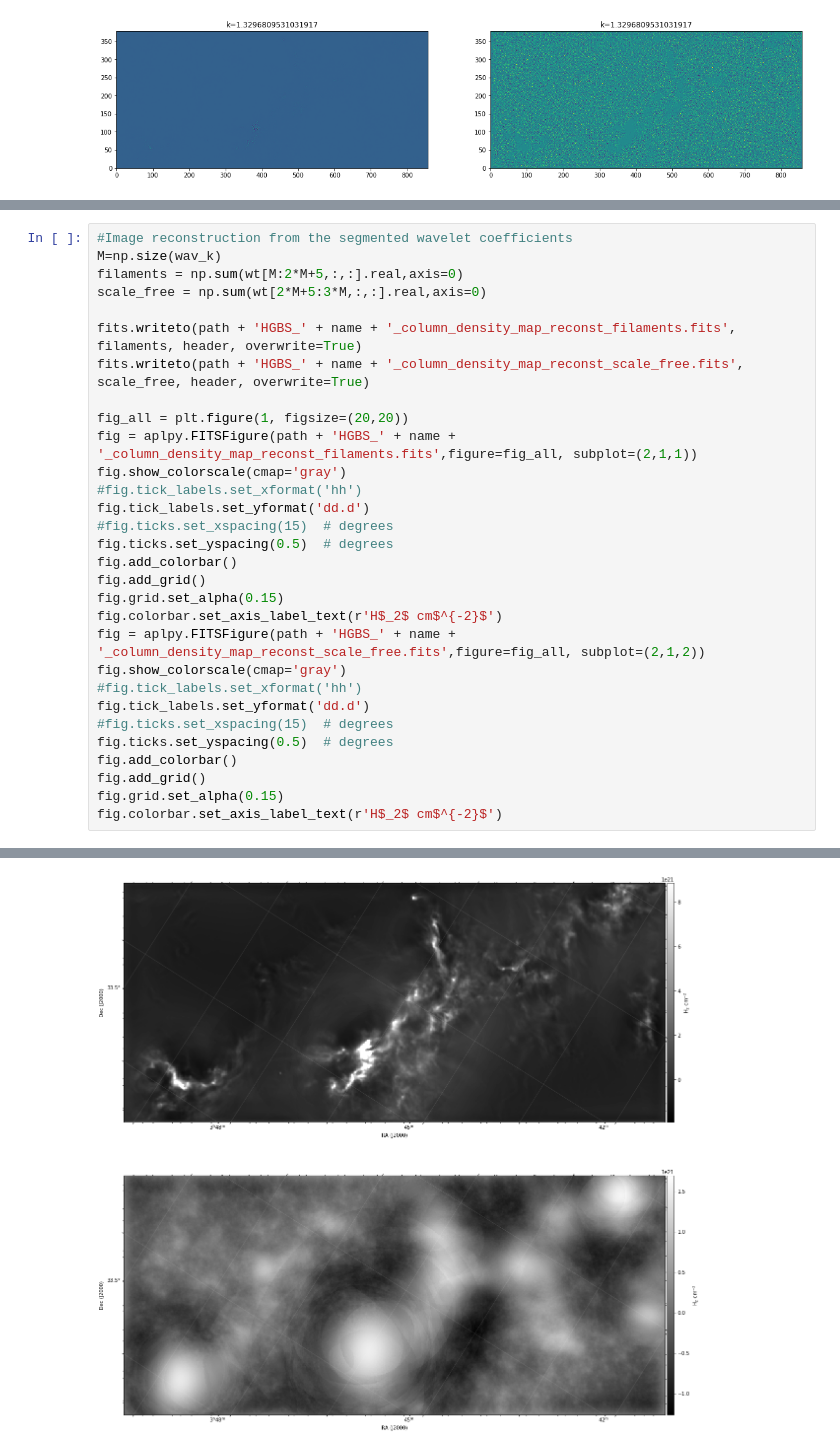
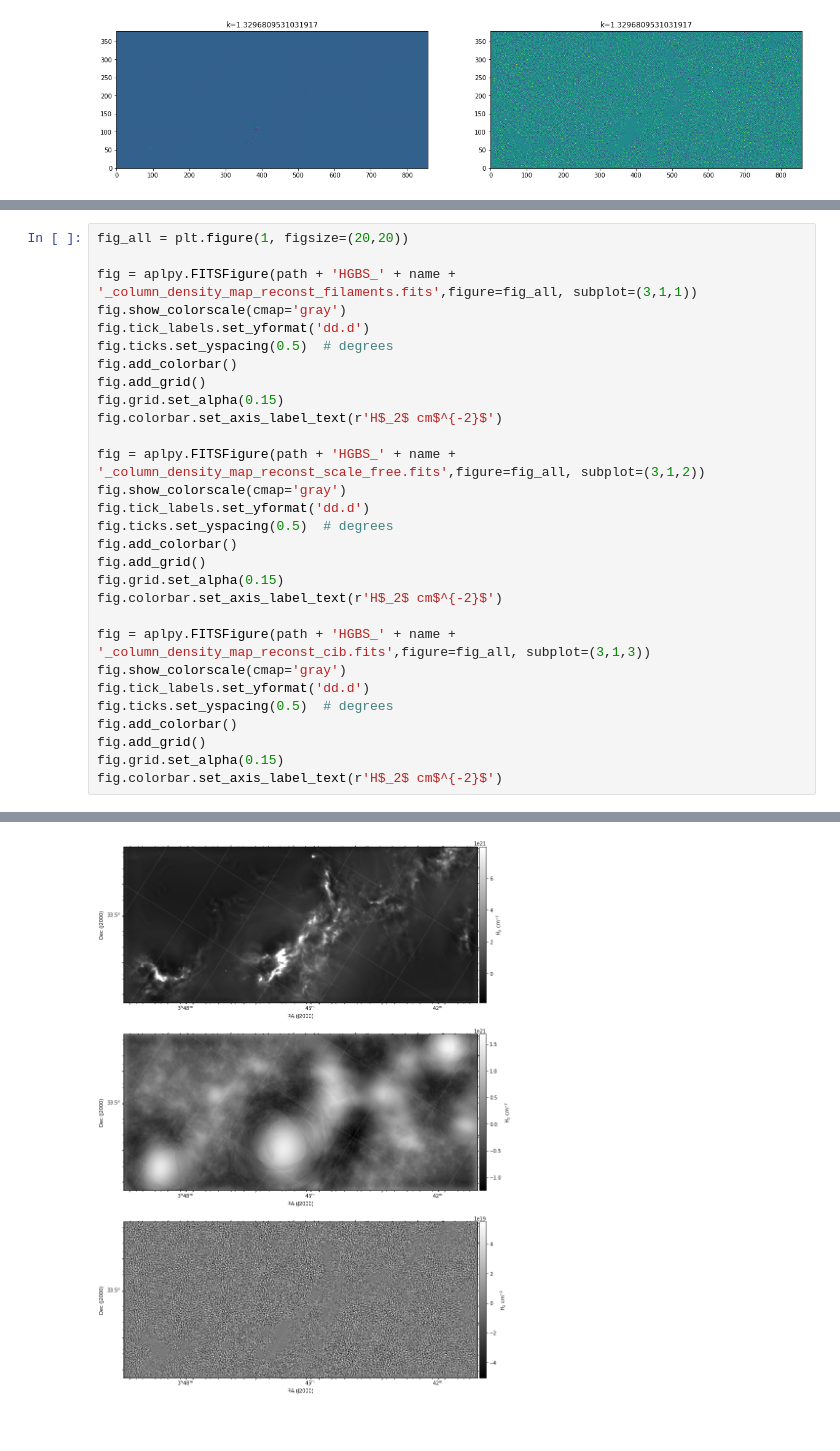
Before and after one commit to jfrob27/M1stage2020, a Jupyter notebook: Perseus_bis.ipynb, the cells around one changed output, grey strips where cells are left out. Drawn from its saved outputs; the diff is of its cells as text.

```diff
--- a/Perseus_bis.ipynb
+++ b/Perseus_bis.ipynb
@@ -259,31 +260,30 @@ Text(0.5, 1.0, 'k=1.3296809531031917')
 # %%
-#Image reconstruction from the segmented wavelet coefficients
-M=np.size(wav_k)
-filaments = np.sum(wt[M:2*M+5,:,:].real,axis=0)
-scale_free = np.sum(wt[2*M+5:3*M,:,:].real,axis=0)
+fig_all = plt.figure(1, figsize=(20,20))
 
-fits.writeto(path + 'HGBS_' + name + '_column_density_map_reconst_filaments.fits', filaments, header, overwrite=True)
-fits.writeto(path + 'HGBS_' + name + '_column_density_map_reconst_scale_free.fits', scale_free, header, overwrite=True)
-
-fig_all = plt.figure(1, figsize=(20,20))
-fig = aplpy.FITSFigure(path + 'HGBS_' + name + '_column_density_map_reconst_filaments.fits',figure=fig_all, subplot=(2,1,1))
+fig = aplpy.FITSFigure(path + 'HGBS_' + name + '_column_density_map_reconst_filaments.fits',figure=fig_all, subplot=(3,1,1))
 fig.show_colorscale(cmap='gray')
-#fig.tick_labels.set_xformat('hh')
 fig.tick_labels.set_yformat('dd.d')
-#fig.ticks.set_xspacing(15)  # degrees
 fig.ticks.set_yspacing(0.5)  # degrees
 fig.add_colorbar()
 fig.add_grid()
 fig.grid.set_alpha(0.15)
 fig.colorbar.set_axis_label_text(r'H$_2$ cm$^{-2}$')
-fig = aplpy.FITSFigure(path + 'HGBS_' + name + '_column_density_map_reconst_scale_free.fits',figure=fig_all, subplot=(2,1,2))
+
+fig = aplpy.FITSFigure(path + 'HGBS_' + name + '_column_density_map_reconst_scale_free.fits',figure=fig_all, subplot=(3,1,2))
 fig.show_colorscale(cmap='gray')
-#fig.tick_labels.set_xformat('hh')
 fig.tick_labels.set_yformat('dd.d')
-#fig.ticks.set_xspacing(15)  # degrees
 fig.ticks.set_yspacing(0.5)  # degrees
 fig.add_colorbar()
 fig.add_grid()
 fig.grid.set_alpha(0.15)
 fig.colorbar.set_axis_label_text(r'H$_2$ cm$^{-2}$')
+
+fig = aplpy.FITSFigure(path + 'HGBS_' + name + '_column_density_map_reconst_cib.fits',figure=fig_all, subplot=(3,1,3))
+fig.show_colorscale(cmap='gray')
+fig.tick_labels.set_yformat('dd.d')
+fig.ticks.set_yspacing(0.5)  # degrees
+fig.add_colorbar()
+fig.add_grid()
+fig.grid.set_alpha(0.15)
+fig.colorbar.set_axis_label_text(r'H$_2$ cm$^{-2}$')
 # %% [output]
@@ -294 +296 @@ INFO: Auto-setting vmax to  1.694e+21 [aplpy.core]
-[figure, old version]
+[figure, new version]
```
Also changed, not shown: parts of 7 cells of this notebook, 5 other files.
